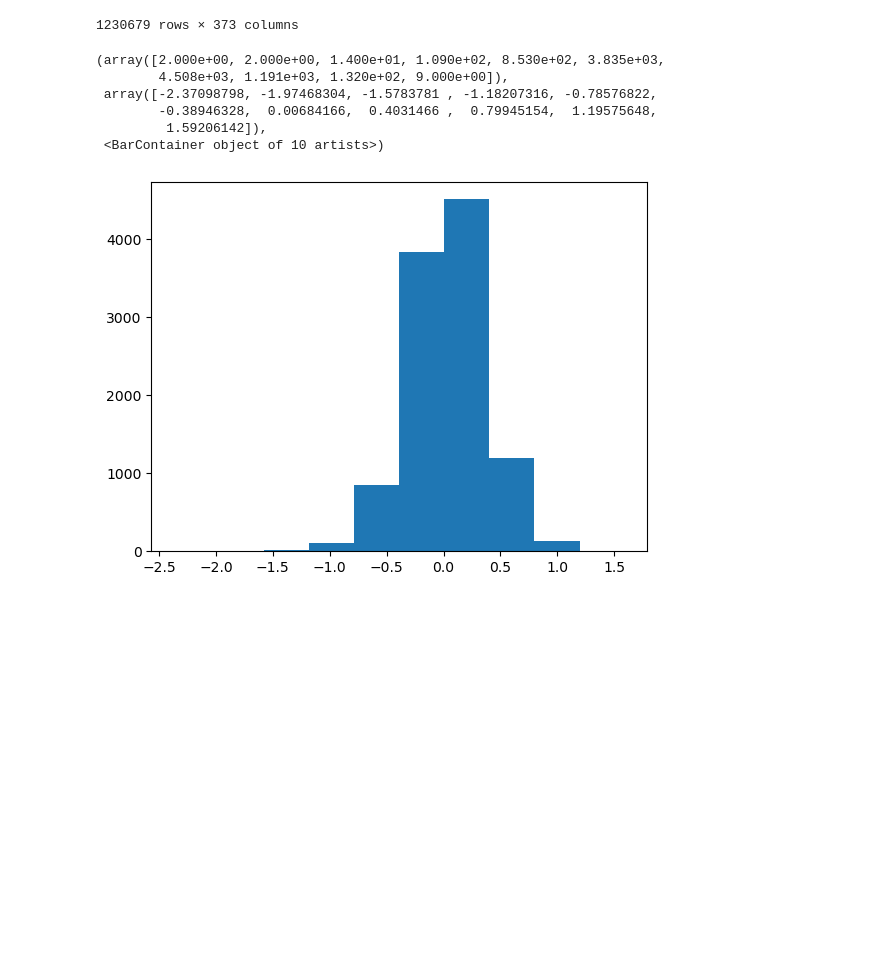
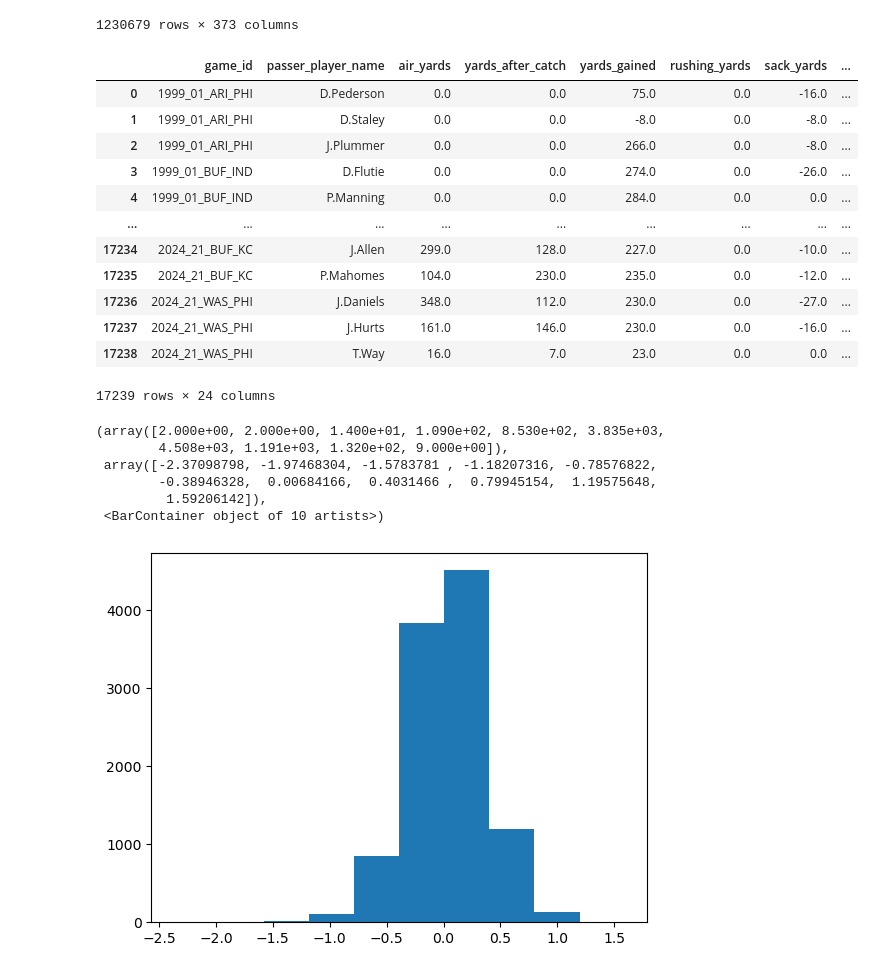
Before and after one commit to alexanderjireland/brock-purdy-mid-course-project, a Jupyter notebook: notebook/EDA_Python.ipynb, the cells around one changed output. Drawn from its saved outputs; the diff is of its cells as text; code cells hidden in the pictures; blank space fills up the shorter version.

```diff
--- a/notebook/EDA_Python.ipynb
+++ b/notebook/EDA_Python.ipynb
@@ -54,7 +54,8 @@ def anya(pass_yds, tds, ints, sack_yds, sacks, pass_attempts):
 # %%
 #decided to focus on passer rating, ANY/A and EPA as stats.
 
-
+data['short_pass'] = data["pass_length"] == "short"
+data['rush_epa'] = np.where(data['rush_attempt'] == 1, data['epa'], np.nan)
 
 data['sack_yards'] = np.where(data['sack'] == 1, data['yards_gained'], 0)
 game_data = data.groupby(['game_id', 'passer_player_name']).agg({'air_yards' : 'sum',
@@ -69,14 +70,35 @@ game_data = data.groupby(['game_id', 'passer_player_name']).agg({'air_yards' : '
                                                                  'sack' : 'sum',
                                                                  'qb_dropback' : 'sum',
                                                                  'qb_epa' : 'mean',
+                                                                 'rush_epa' : 'mean',
                                                                  'home_team': 'first',
                                                                  'away_team': 'first',
-                                                                 'year' : 'first'}).reset_index()
+                                                                 'year' : 'first',
+                                                                 'short_pass' : 'sum'}).reset_index()
 sack_data = data[data['sack']==1]
 #sack_data
 
 game_data['any_a'] = game_data.apply(lambda row: anya(pass_yds=row['air_yards'], tds=row['touchdown'], ints=row['interception'], sack_yds=row['sack_yards'], sacks=row['sack'], pass_attempts=row['pass_attempt']), axis = 1)
 game_data['passer_rating'] = game_data.apply(lambda row: passer_rating(cmp = row['complete_pass'], pass_yds = row['air_yards'], tds = row['touchdown'], ints = row['interception'], att = row['pass_attempt']), axis = 1)
+game_data['percent_pass_yds_from_yac'] = np.where(game_data['yards_gained'] != 0, game_data['yards_after_catch'] / game_data['yards_gained'], np.nan)
+game_data['sacks_per_dropback'] = game_data['sack'] / game_data['qb_dropback']
+game_data['percent_short_pass'] = np.where(game_data['pass_attempt'] != 0, game_data['short_pass'] / game_data['pass_attempt'], np.nan)
+# %%
+game_data
+# %% [output]
+|  | game_id | passer_player_name | air_yards | yards_after_catch | yards_gained | rushing_yards | sack_yards | ... |
+| 0 | 1999_01_ARI_PHI | D.Pederson | 0.0 | 0.0 | 75.0 | 0.0 | -16.0 | ... |
+| 1 | 1999_01_ARI_PHI | D.Staley | 0.0 | 0.0 | -8.0 | 0.0 | -8.0 | ... |
+| 2 | 1999_01_ARI_PHI | J.Plummer | 0.0 | 0.0 | 266.0 | 0.0 | -8.0 | ... |
+| 3 | 1999_01_BUF_IND | D.Flutie | 0.0 | 0.0 | 274.0 | 0.0 | -26.0 | ... |
+| 4 | 1999_01_BUF_IND | P.Manning | 0.0 | 0.0 | 284.0 | 0.0 | 0.0 | ... |
+| ... | ... | ... | ... | ... | ... | ... | ... | ... |
+| 17234 | 2024_21_BUF_KC | J.Allen | 299.0 | 128.0 | 227.0 | 0.0 | -10.0 | ... |
+| 17235 | 2024_21_BUF_KC | P.Mahomes | 104.0 | 230.0 | 235.0 | 0.0 | -12.0 | ... |
+| 17236 | 2024_21_WAS_PHI | J.Daniels | 348.0 | 112.0 | 230.0 | 0.0 | -27.0 | ... |
+| 17237 | 2024_21_WAS_PHI | J.Hurts | 161.0 | 146.0 | 230.0 | 0.0 | -16.0 | ... |
+| 17238 | 2024_21_WAS_PHI | T.Way | 16.0 | 7.0 | 23.0 | 0.0 | 0.0 | ... |
+17239 rows × 24 columns
 # %%
 qb_game_data = game_data[(game_data['pass_attempt'] > 10) & (game_data['air_yards']>0)]
 plt.hist(qb_game_data['qb_epa'])
```
Also changed, not shown: parts of 2 cells of this notebook, 3 other files.
